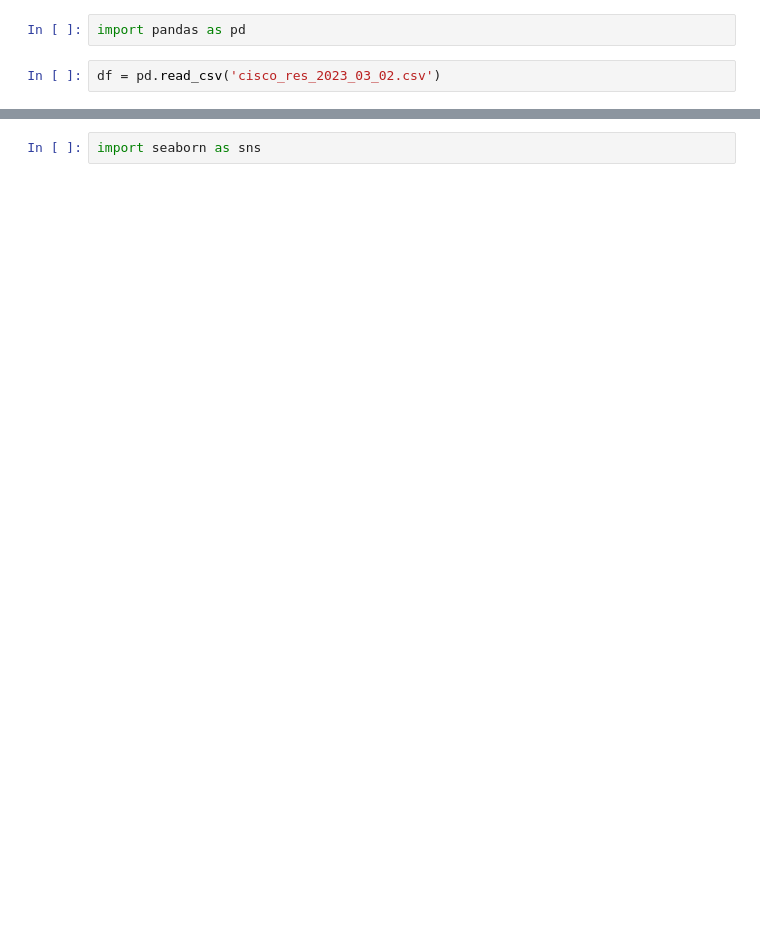
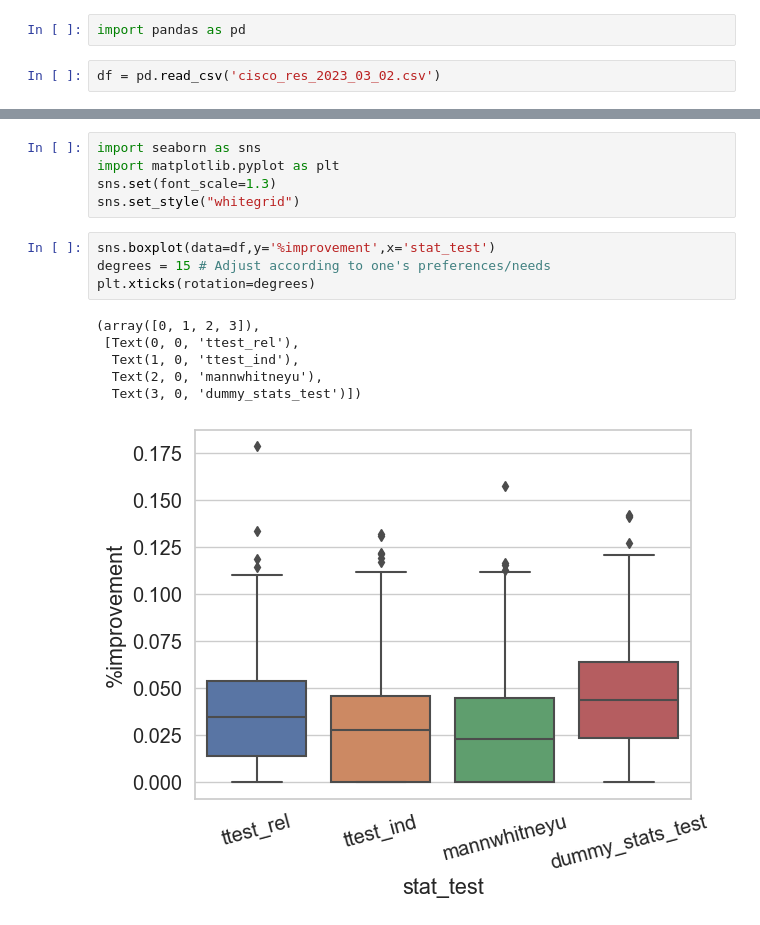
Before and after one commit to rcpsilva/StatisticalTestsForMachineLearningModels, a Jupyter notebook: experiments_2023_02_26.ipynb, the cells around one changed output, grey strips where cells are left out. Saved outputs shown, nothing was run; the diff lists cells and outputs as text; blank space fills up the shorter version.

```diff
--- a/experiments_2023_02_26.ipynb
+++ b/experiments_2023_02_26.ipynb
@@ -33,2 +41,16 @@ df['delta_improvement'].hist()
-# %%
-import seaborn as sns
+# %%
+import seaborn as sns
+import matplotlib.pyplot as plt
+sns.set(font_scale=1.3)
+sns.set_style("whitegrid")
+# %%
+sns.boxplot(data=df,y='%improvement',x='stat_test')
+degrees = 15 # Adjust according to one's preferences/needs
+plt.xticks(rotation=degrees)
+# %% [output]
+(array([0, 1, 2, 3]),
+ [Text(0, 0, 'ttest_rel'),
+  Text(1, 0, 'ttest_ind'),
+  Text(2, 0, 'mannwhitneyu'),
+  Text(3, 0, 'dummy_stats_test')])
+[figure, added]
```
Also changed, not shown: parts of 13 cells of this notebook, 4 other files.
